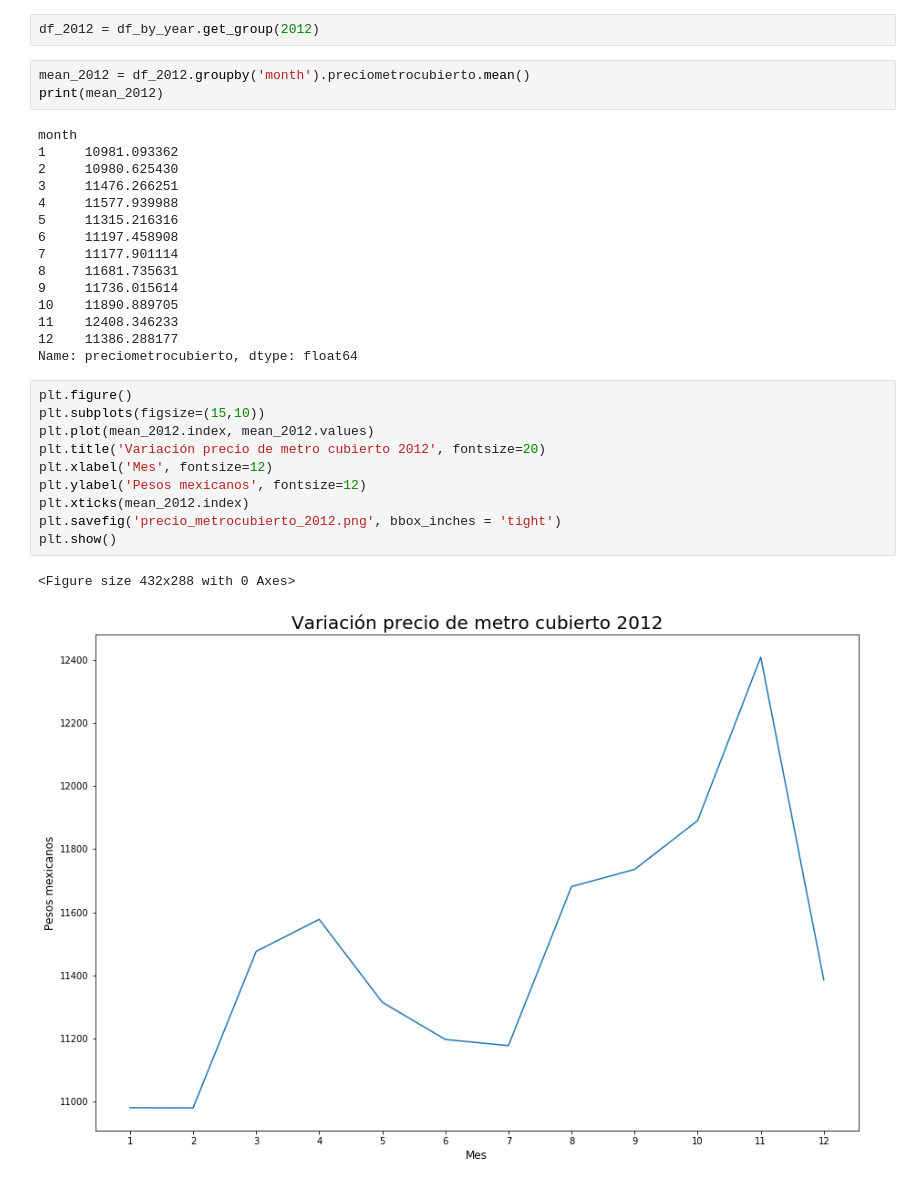
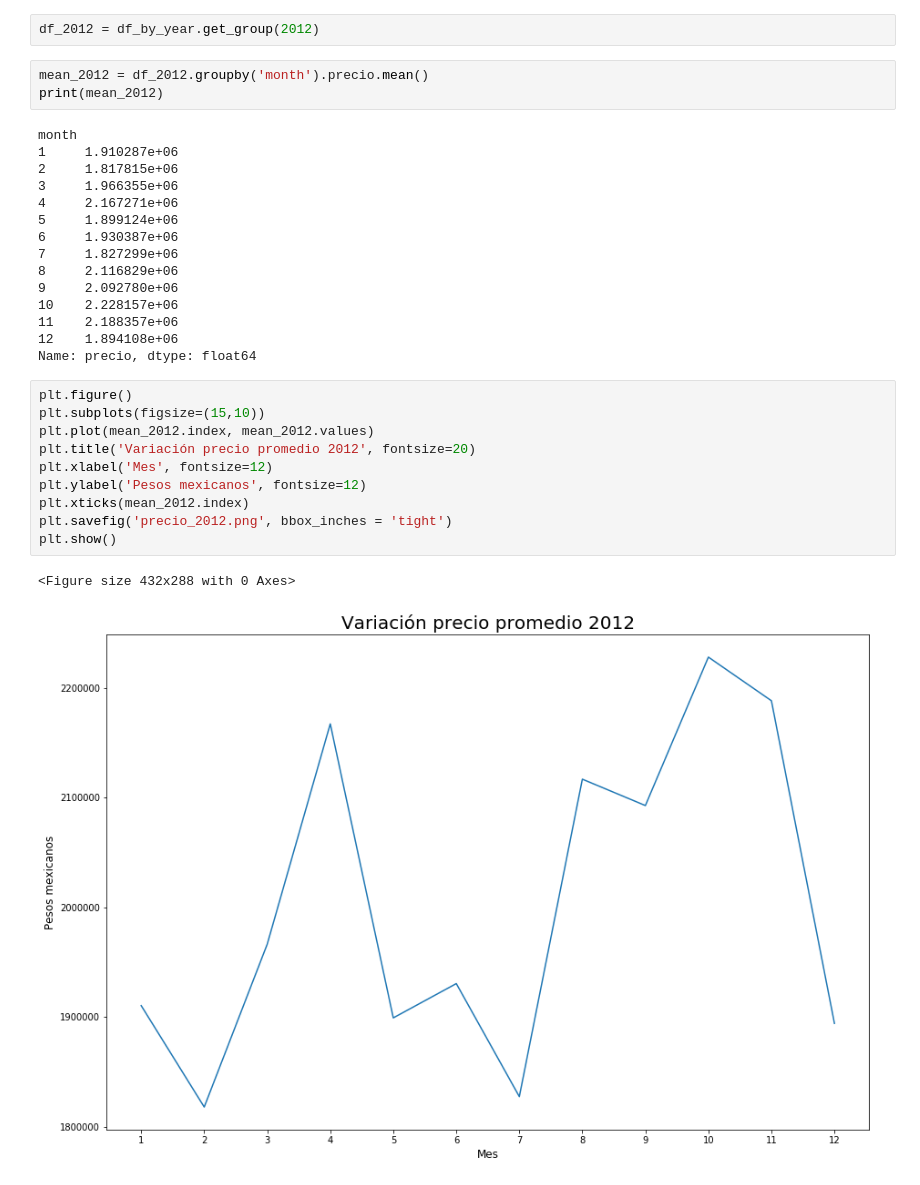
Before and after one commit to gdbien/9558-Organizacion-de-Datos, a Jupyter notebook: TP1/JuanPablo/tp1_jp.ipynb, the cells around one changed output. Saved outputs shown, nothing was run; the diff lists cells and outputs as text.

```diff
--- a/TP1/JuanPablo/tp1_jp.ipynb
+++ b/TP1/JuanPablo/tp1_jp.ipynb
@@ -136,35 +136,35 @@ df_by_year = df.groupby('year')
 # %%
 df_2012 = df_by_year.get_group(2012)
 # %%
-mean_2012 = df_2012.groupby('month').preciometrocubierto.mean()
+mean_2012 = df_2012.groupby('month').precio.mean()
 print(mean_2012)
 # %% [output]
 month
-1     10981.093362
-2     10980.625430
-3     11476.266251
-4     11577.939988
-5     11315.216316
-6     11197.458908
-7     11177.901114
-8     11681.735631
-9     11736.015614
-10    11890.889705
-11    12408.346233
-12    11386.288177
-Name: preciometrocubierto, dtype: float64
+1     1.910287e+06
+2     1.817815e+06
+3     1.966355e+06
+4     2.167271e+06
+5     1.899124e+06
+6     1.930387e+06
+7     1.827299e+06
+8     2.116829e+06
+9     2.092780e+06
+10    2.228157e+06
+11    2.188357e+06
+12    1.894108e+06
+Name: precio, dtype: float64
 # %%
 plt.figure()
 plt.subplots(figsize=(15,10))
 plt.plot(mean_2012.index, mean_2012.values)
-plt.title('Variación precio de metro cubierto 2012', fontsize=20)
+plt.title('Variación precio promedio 2012', fontsize=20)
 plt.xlabel('Mes', fontsize=12)
 plt.ylabel('Pesos mexicanos', fontsize=12)
 plt.xticks(mean_2012.index)
-plt.savefig('precio_metrocubierto_2012.png', bbox_inches = 'tight')
+plt.savefig('precio_2012.png', bbox_inches = 'tight')
 plt.show()
 # %% [output]
 <Figure size 432x288 with 0 Axes>
-[figure, old version]
+[figure, new version]
 # %%
 df_2013 = df_by_year.get_group(2013)
```
Also changed, not shown: parts of 24 cells of this notebook.
